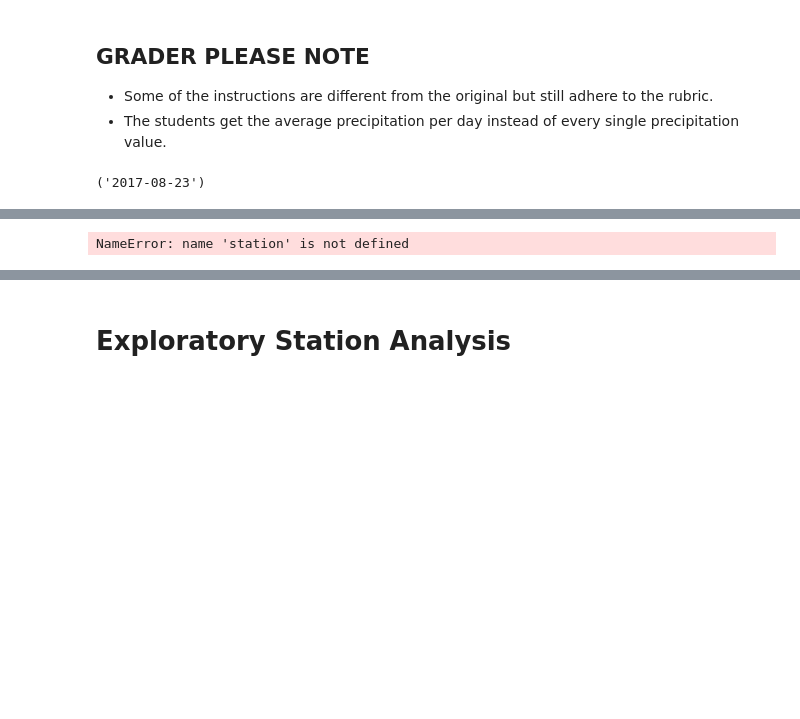
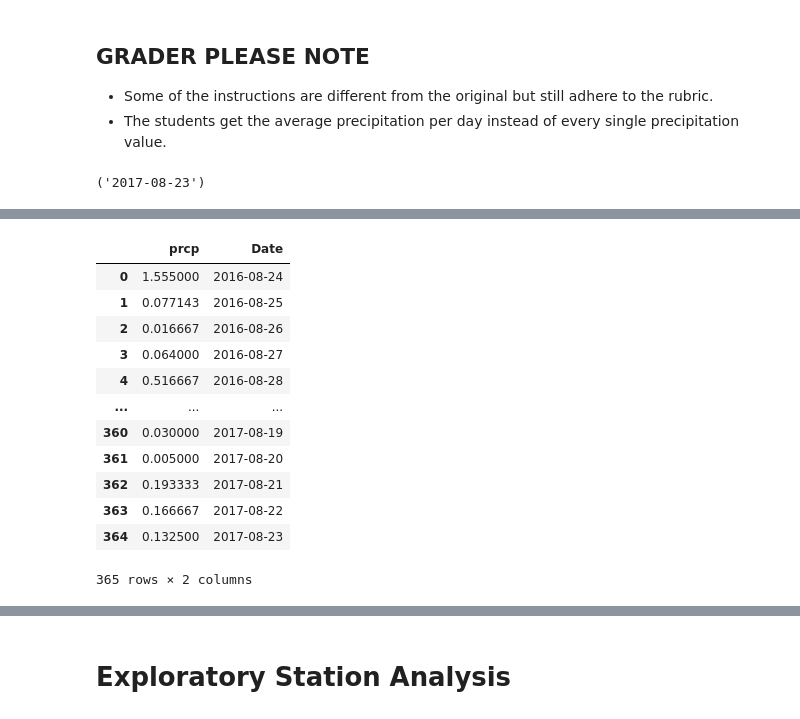
Before and after one commit to syeong0204/sqlalchemy-challenge, a Jupyter notebook: climate_starter.ipynb, the cells around one changed output, grey strips where cells are left out. Saved outputs shown, nothing was run; the diff lists cells and outputs as text; code cells hidden in the pictures; blank space fills up the shorter version.

```diff
--- a/climate_starter.ipynb
+++ b/climate_starter.ipynb
@@ -60,6 +81,20 @@ TypeError: function missing required argument 'month' (pos 2)
 # %%
 # Convert your results into a pandas DataFrame with date as index.
+prcp_df = pd.DataFrame(prcp, columns = ['prcp', 'Date'])
+prcp_df
 # %% [output]
+|  | prcp | Date |
+| 0 | 1.555000 | 2016-08-24 |
+| 1 | 0.077143 | 2016-08-25 |
+| 2 | 0.016667 | 2016-08-26 |
+| 3 | 0.064000 | 2016-08-27 |
+| 4 | 0.516667 | 2016-08-28 |
+| ... | ... | ... |
+| 360 | 0.030000 | 2017-08-19 |
+| 361 | 0.005000 | 2017-08-20 |
+| 362 | 0.193333 | 2017-08-21 |
+| 363 | 0.166667 | 2017-08-22 |
+| 364 | 0.132500 | 2017-08-23 |
-NameError: name 'station' is not defined
+365 rows × 2 columns
 # %%
 # Use Pandas Plotting with Matplotlib to plot the data
```
Also changed, not shown: parts of 5 cells of this notebook.
